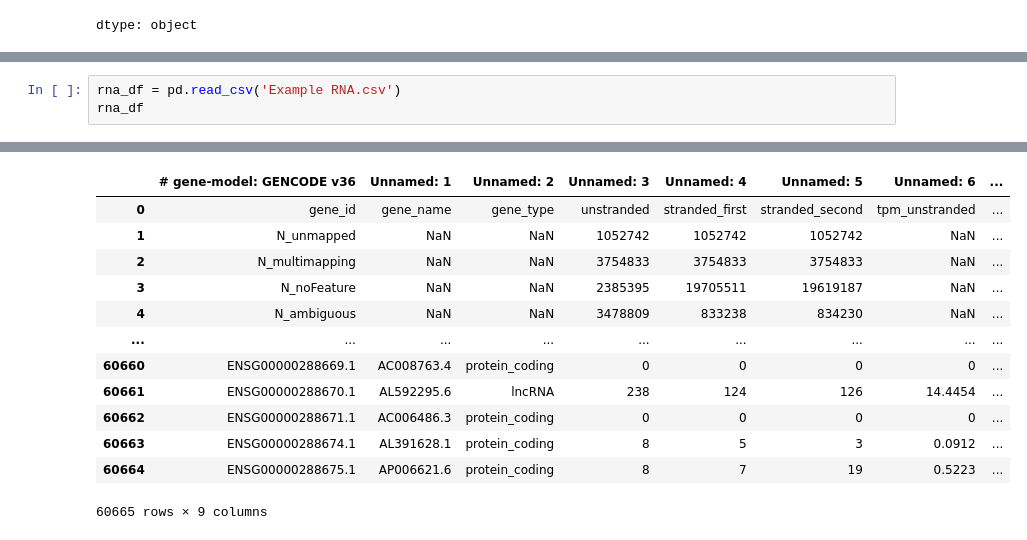
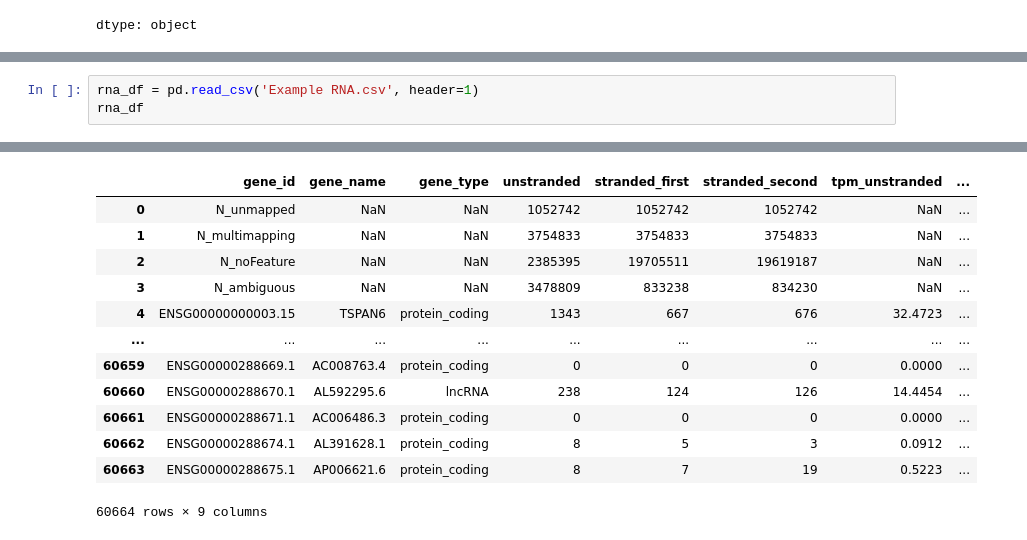
Before and after one commit to AnaghaMKrishna/AlphaGenome, a Jupyter notebook: colabs/vcf_to_rna_exp.ipynb, the cells around one changed output, grey strips where cells are left out. Drawn from its saved outputs; the diff is of its cells as text.

```diff
--- a/colabs/vcf_to_rna_exp.ipynb
+++ b/colabs/vcf_to_rna_exp.ipynb
@@ -436,4 +481,4 @@ results.append(variant_output)
 # %%
-rna_df = pd.read_csv('Example RNA.csv')
+rna_df = pd.read_csv('Example RNA.csv', header=1)
 rna_df
 # %% [output]
@@ -441,13 +486,13 @@ Warning: total number of rows (60665) exceeds max_rows (20000). Falling back to
-|  | # gene-model: GENCODE v36 | Unnamed: 1 | Unnamed: 2 | Unnamed: 3 | Unnamed: 4 | Unnamed: 5 | Unnamed: 6 | ... |
-| 0 | gene_id | gene_name | gene_type | unstranded | stranded_first | stranded_second | tpm_unstranded | ... |
-| 1 | N_unmapped | NaN | NaN | 1052742 | 1052742 | 1052742 | NaN | ... |
-| 2 | N_multimapping | NaN | NaN | 3754833 | 3754833 | 3754833 | NaN | ... |
-| 3 | N_noFeature | NaN | NaN | 2385395 | 19705511 | 19619187 | NaN | ... |
-| 4 | N_ambiguous | NaN | NaN | 3478809 | 833238 | 834230 | NaN | ... |
+|  | gene_id | gene_name | gene_type | unstranded | stranded_first | stranded_second | tpm_unstranded | ... |
+| 0 | N_unmapped | NaN | NaN | 1052742 | 1052742 | 1052742 | NaN | ... |
+| 1 | N_multimapping | NaN | NaN | 3754833 | 3754833 | 3754833 | NaN | ... |
+| 2 | N_noFeature | NaN | NaN | 2385395 | 19705511 | 19619187 | NaN | ... |
+| 3 | N_ambiguous | NaN | NaN | 3478809 | 833238 | 834230 | NaN | ... |
+| 4 | ENSG00000000003.15 | TSPAN6 | protein_coding | 1343 | 667 | 676 | 32.4723 | ... |
 | ... | ... | ... | ... | ... | ... | ... | ... | ... |
-| 60660 | ENSG00000288669.1 | AC008763.4 | protein_coding | 0 | 0 | 0 | 0 | ... |
-| 60661 | ENSG00000288670.1 | AL592295.6 | lncRNA | 238 | 124 | 126 | 14.4454 | ... |
-| 60662 | ENSG00000288671.1 | AC006486.3 | protein_coding | 0 | 0 | 0 | 0 | ... |
-| 60663 | ENSG00000288674.1 | AL391628.1 | protein_coding | 8 | 5 | 3 | 0.0912 | ... |
-| 60664 | ENSG00000288675.1 | AP006621.6 | protein_coding | 8 | 7 | 19 | 0.5223 | ... |
+| 60659 | ENSG00000288669.1 | AC008763.4 | protein_coding | 0 | 0 | 0 | 0.0000 | ... |
+| 60660 | ENSG00000288670.1 | AL592295.6 | lncRNA | 238 | 124 | 126 | 14.4454 | ... |
+| 60661 | ENSG00000288671.1 | AC006486.3 | protein_coding | 0 | 0 | 0 | 0.0000 | ... |
+| 60662 | ENSG00000288674.1 | AL391628.1 | protein_coding | 8 | 5 | 3 | 0.0912 | ... |
+| 60663 | ENSG00000288675.1 | AP006621.6 | protein_coding | 8 | 7 | 19 | 0.5223 | ... |
-60665 rows × 9 columns
+60664 rows × 9 columns
```
Also changed, not shown: parts of 8 cells of this notebook.
